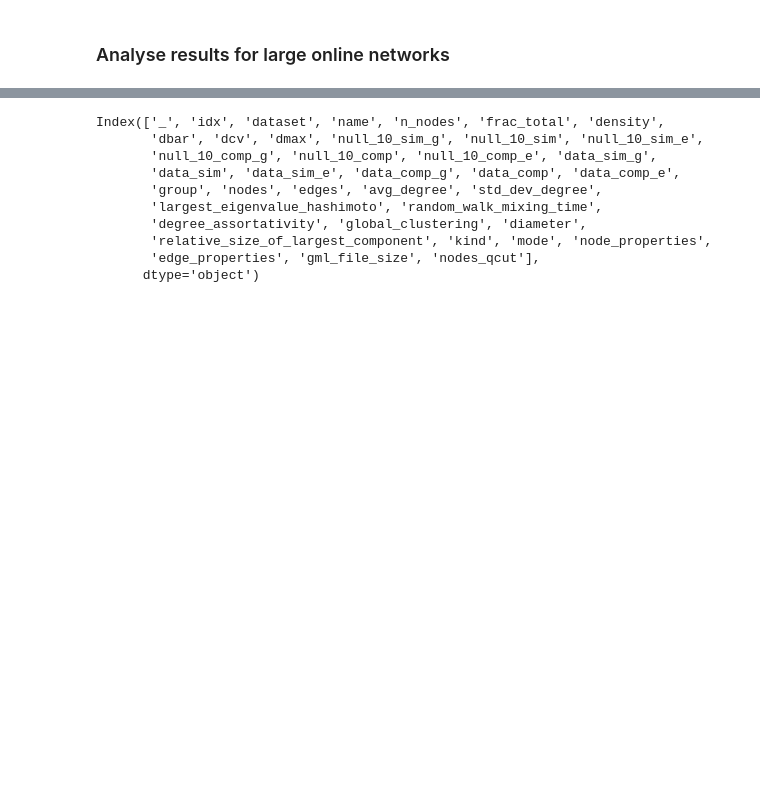
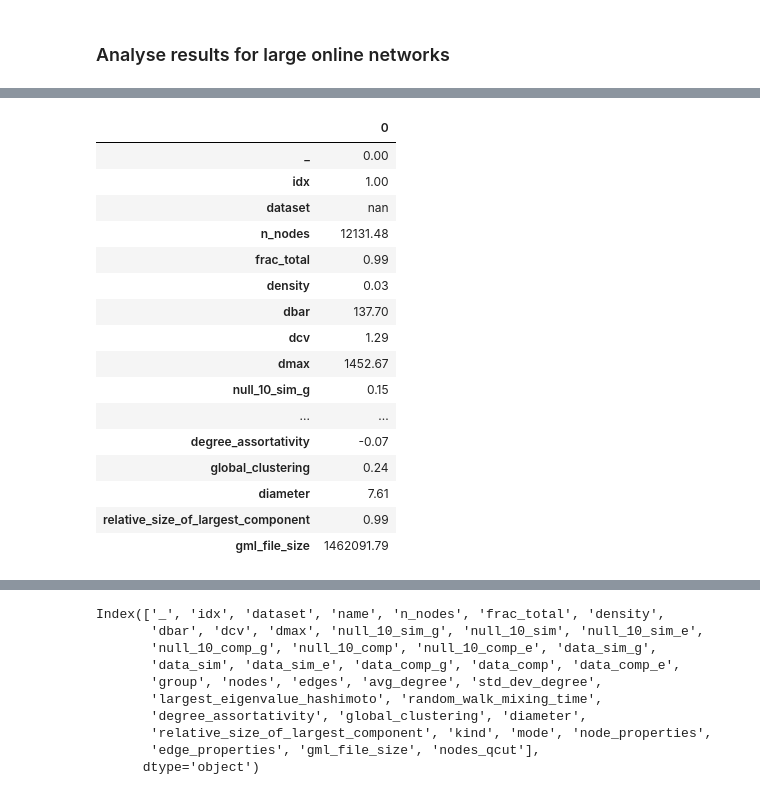
Before and after one commit to alenfrey/uzh-network-science-project, a Jupyter notebook: code/visualise_results_large_online.ipynb, the cells around one changed output, grey strips where cells are left out. Saved outputs shown, nothing was run; the diff lists cells and outputs as text; code cells hidden in the pictures; blank space fills up the shorter version.

```diff
--- a/code/visualise_results_large_online.ipynb
+++ b/code/visualise_results_large_online.ipynb
@@ -16,0 +17,20 @@ df = df.merge(all_online_networks, on="name")
+# %%
+pd.DataFrame(df.mean()).style.format("{:.2f}")
+# %% [output]
+|  | 0 |
+| _ | 0.00 |
+| idx | 1.00 |
+| dataset | nan |
+| n_nodes | 12131.48 |
+| frac_total | 0.99 |
+| density | 0.03 |
+| dbar | 137.70 |
+| dcv | 1.29 |
+| dmax | 1452.67 |
+| null_10_sim_g | 0.15 |
+| ... | ... |
+| degree_assortativity | -0.07 |
+| global_clustering | 0.24 |
+| diameter | 7.61 |
+| relative_size_of_largest_component | 0.99 |
+| gml_file_size | 1462091.79 |
```
Also changed, not shown: parts of 18 cells of this notebook, 4 other files.
